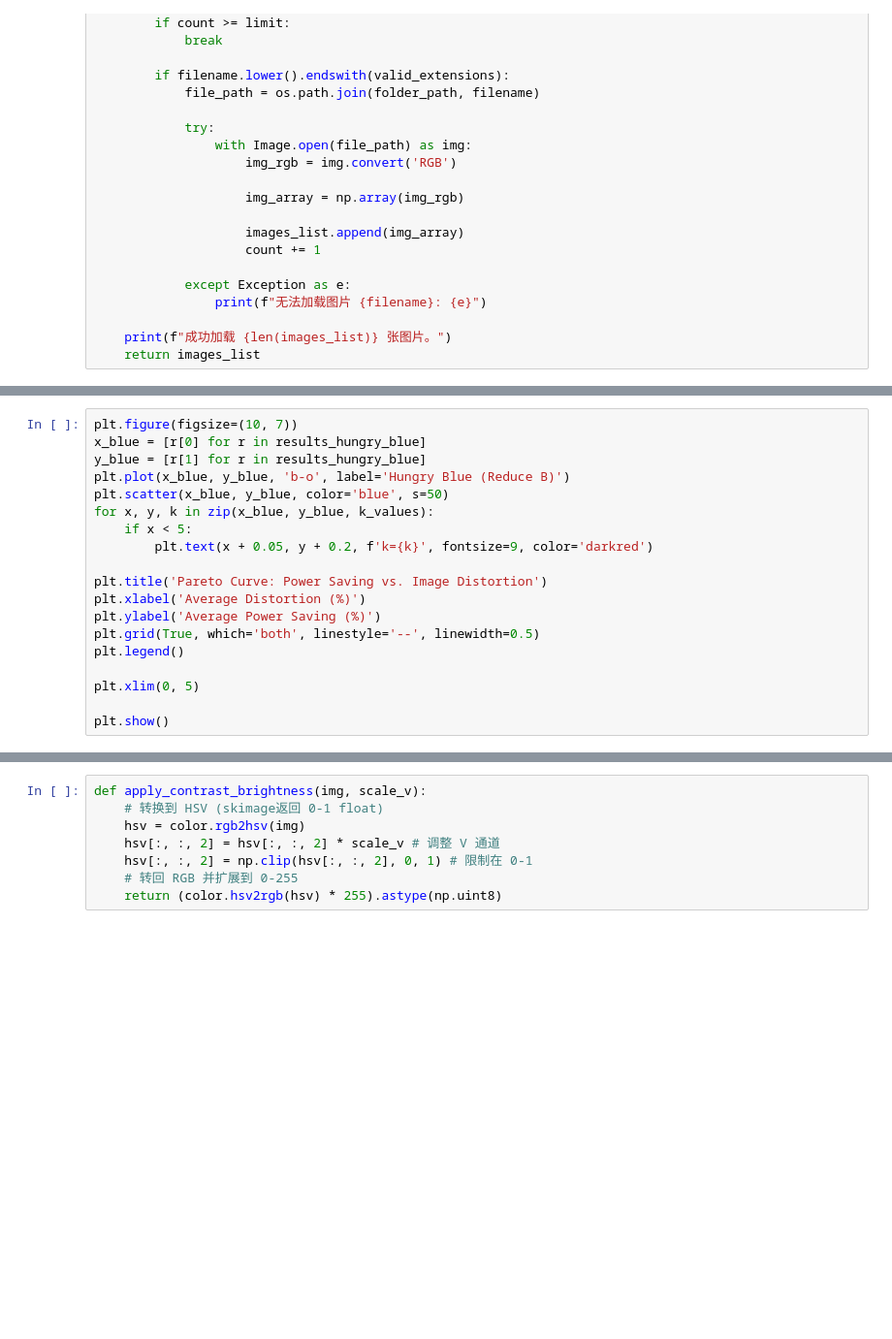
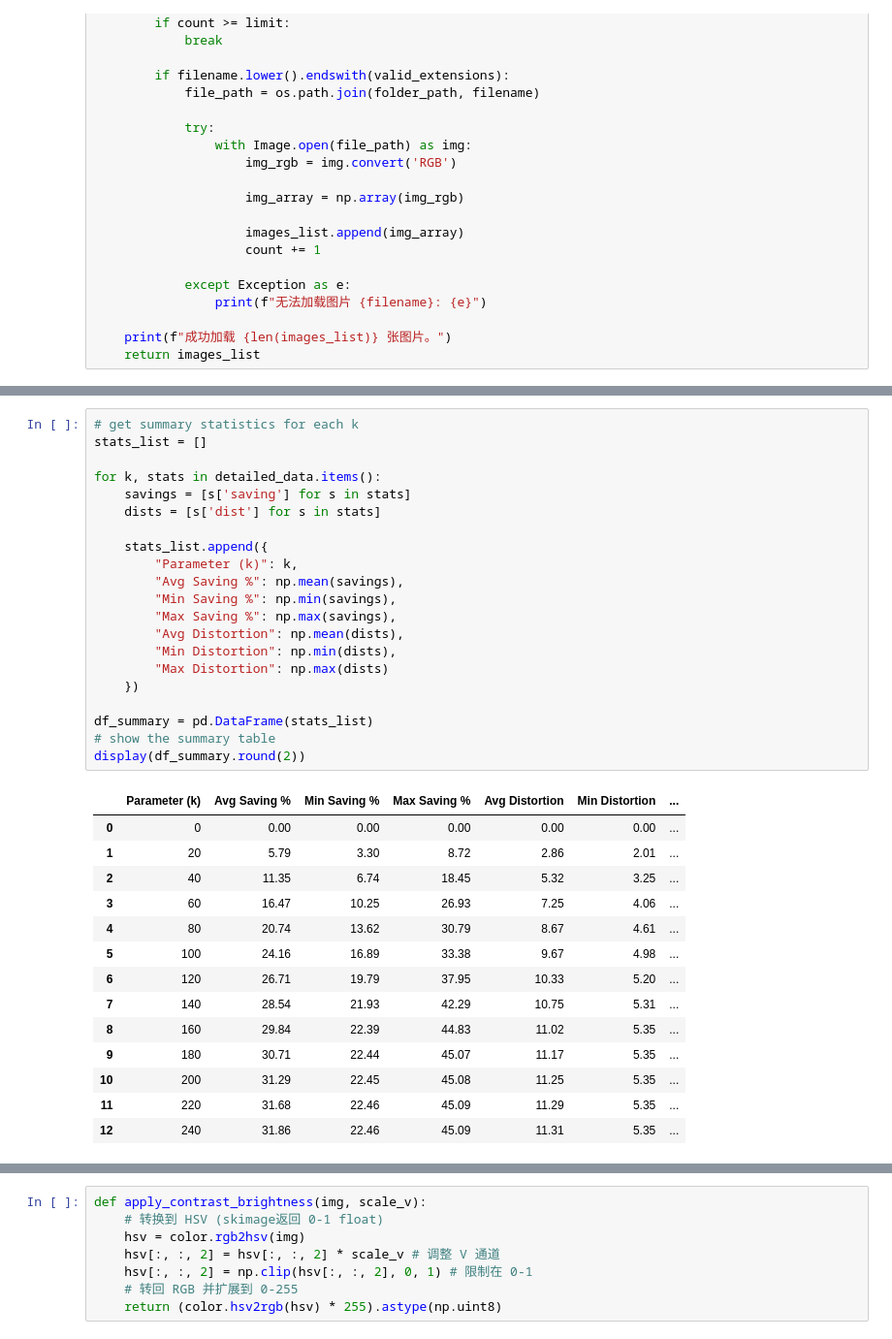
Before and after one commit to Chenya7008/EMIOT_Labs, a Jupyter notebook: lab2/lab2.ipynb, the cells around one changed output, grey strips where cells are left out. Shown at 97% size. Saved outputs shown, nothing was run; the diff lists cells and outputs as text; blank space fills up the shorter version.

```diff
--- a/lab2/lab2.ipynb
+++ b/lab2/lab2.ipynb
@@ -334,19 +306,0 @@ for k in k_values:
-# %%
-plt.figure(figsize=(10, 7))
-x_blue = [r[0] for r in results_hungry_blue]
-y_blue = [r[1] for r in results_hungry_blue]
-plt.plot(x_blue, y_blue, 'b-o', label='Hungry Blue (Reduce B)')
-plt.scatter(x_blue, y_blue, color='blue', s=50)
-for x, y, k in zip(x_blue, y_blue, k_values):
-    if x < 5:
-        plt.text(x + 0.05, y + 0.2, f'k={k}', fontsize=9, color='darkred')
-
-plt.title('Pareto Curve: Power Saving vs. Image Distortion')
-plt.xlabel('Average Distortion (%)')
-plt.ylabel('Average Power Saving (%)')
-plt.grid(True, which='both', linestyle='--', linewidth=0.5)
-plt.legend()
-
-plt.xlim(0, 5)
-
-plt.show()
@@ -354,0 +375,36 @@ plt.show()
+# %%
+# get summary statistics for each k
+stats_list = []
+
+for k, stats in detailed_data.items():
+    savings = [s['saving'] for s in stats]
+    dists = [s['dist'] for s in stats]
+
+    stats_list.append({
+        "Parameter (k)": k,
+        "Avg Saving %": np.mean(savings),
+        "Min Saving %": np.min(savings),
+        "Max Saving %": np.max(savings),
+        "Avg Distortion": np.mean(dists),
+        "Min Distortion": np.min(dists),
+        "Max Distortion": np.max(dists)
+    })
+
+df_summary = pd.DataFrame(stats_list)
+# show the summary table
+display(df_summary.round(2))
+# %% [output]
+|  | Parameter (k) | Avg Saving % | Min Saving % | Max Saving % | Avg Distortion | Min Distortion | ... |
+| 0 | 0 | 0.00 | 0.00 | 0.00 | 0.00 | 0.00 | ... |
+| 1 | 20 | 5.79 | 3.30 | 8.72 | 2.86 | 2.01 | ... |
+| 2 | 40 | 11.35 | 6.74 | 18.45 | 5.32 | 3.25 | ... |
+| 3 | 60 | 16.47 | 10.25 | 26.93 | 7.25 | 4.06 | ... |
+| 4 | 80 | 20.74 | 13.62 | 30.79 | 8.67 | 4.61 | ... |
+| 5 | 100 | 24.16 | 16.89 | 33.38 | 9.67 | 4.98 | ... |
+| 6 | 120 | 26.71 | 19.79 | 37.95 | 10.33 | 5.20 | ... |
+| 7 | 140 | 28.54 | 21.93 | 42.29 | 10.75 | 5.31 | ... |
+| 8 | 160 | 29.84 | 22.39 | 44.83 | 11.02 | 5.35 | ... |
+| 9 | 180 | 30.71 | 22.44 | 45.07 | 11.17 | 5.35 | ... |
+| 10 | 200 | 31.29 | 22.45 | 45.08 | 11.25 | 5.35 | ... |
+| 11 | 220 | 31.68 | 22.46 | 45.09 | 11.29 | 5.35 | ... |
+| 12 | 240 | 31.86 | 22.46 | 45.09 | 11.31 | 5.35 | ... |
```
Also changed, not shown: parts of 14 cells of this notebook, 33 other files.
